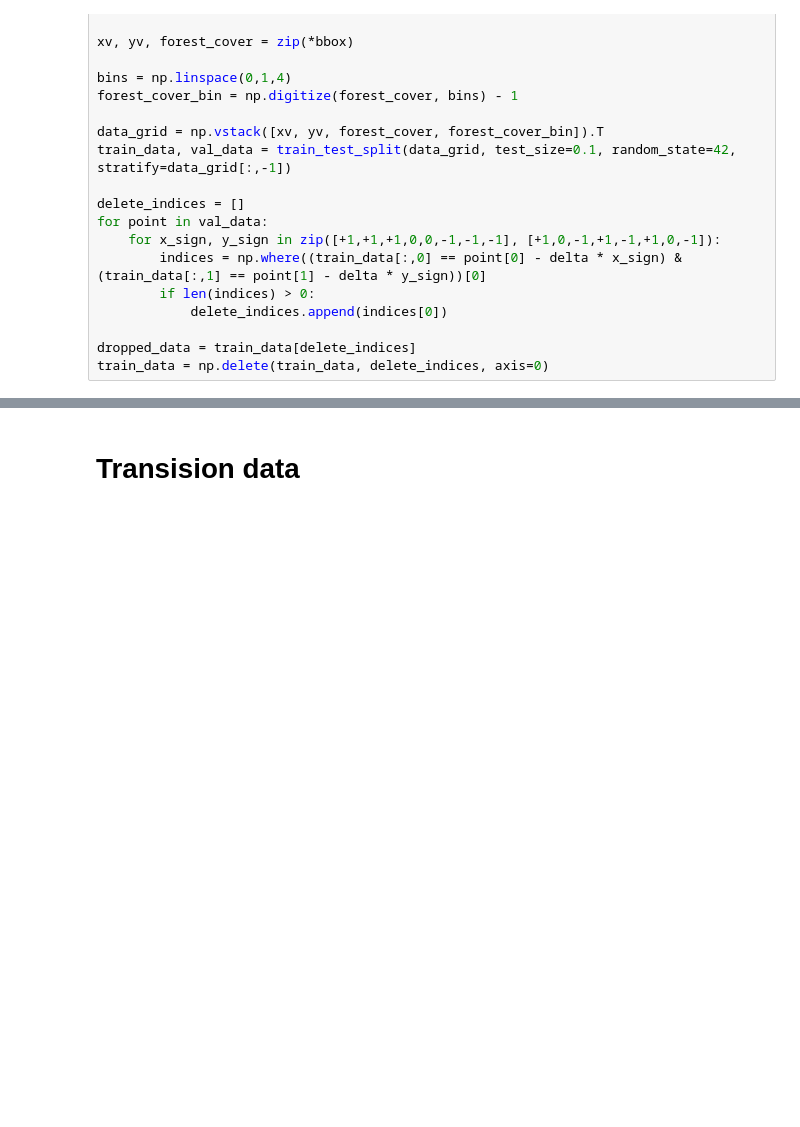
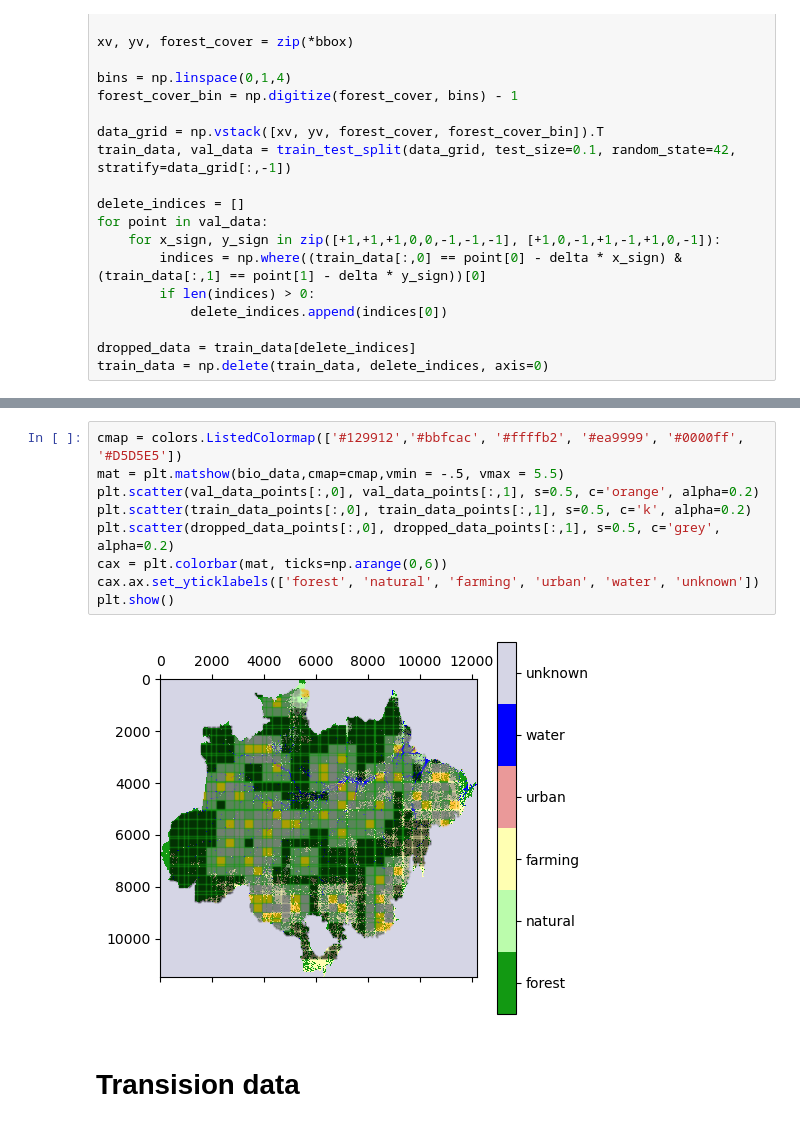
Before and after one commit to TimEngelmann/future-deforestation, a Jupyter notebook: notebooks/data_splitting.ipynb, the cells around one changed output, grey strips where cells are left out. Cells and saved outputs as stored; diff of their text form; blank space fills up the shorter version.

```diff
--- a/notebooks/data_splitting.ipynb
+++ b/notebooks/data_splitting.ipynb
@@ -210,3 +276,14 @@ plt.show()
+# %%
+cmap = colors.ListedColormap(['#129912','#bbfcac', '#ffffb2', '#ea9999', '#0000ff', '#D5D5E5'])
+mat = plt.matshow(bio_data,cmap=cmap,vmin = -.5, vmax = 5.5)
+plt.scatter(val_data_points[:,0], val_data_points[:,1], s=0.5, c='orange', alpha=0.2)
+plt.scatter(train_data_points[:,0], train_data_points[:,1], s=0.5, c='k', alpha=0.2)
+plt.scatter(dropped_data_points[:,0], dropped_data_points[:,1], s=0.5, c='grey', alpha=0.2)
+cax = plt.colorbar(mat, ticks=np.arange(0,6))
+cax.ax.set_yticklabels(['forest', 'natural', 'farming', 'urban', 'water', 'unknown'])
+plt.show()
+# %% [output]
+[figure, added]
 # %% [markdown]
 # Transision data
 # %%
```
Also changed, not shown: parts of 17 cells of this notebook.
